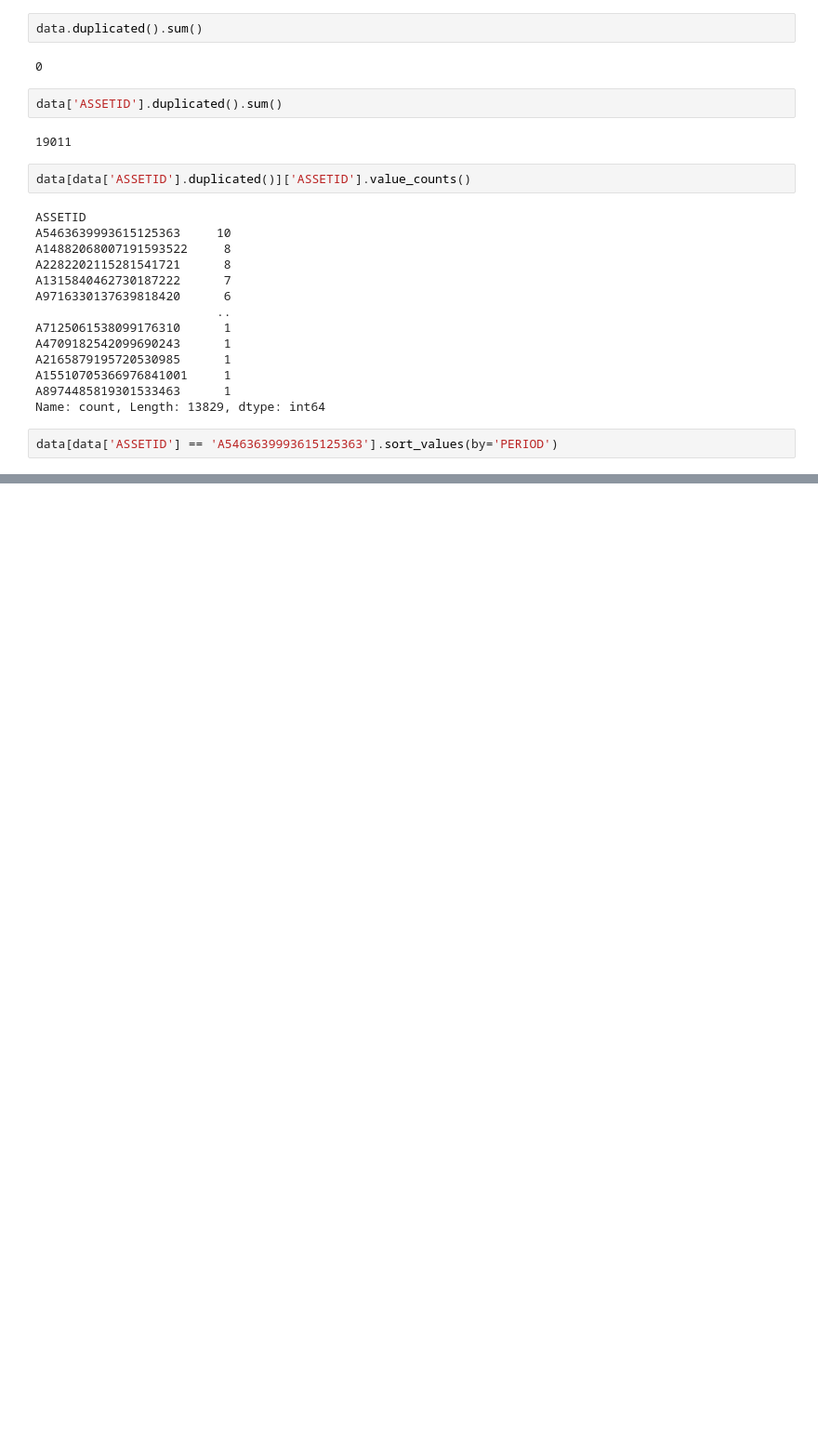
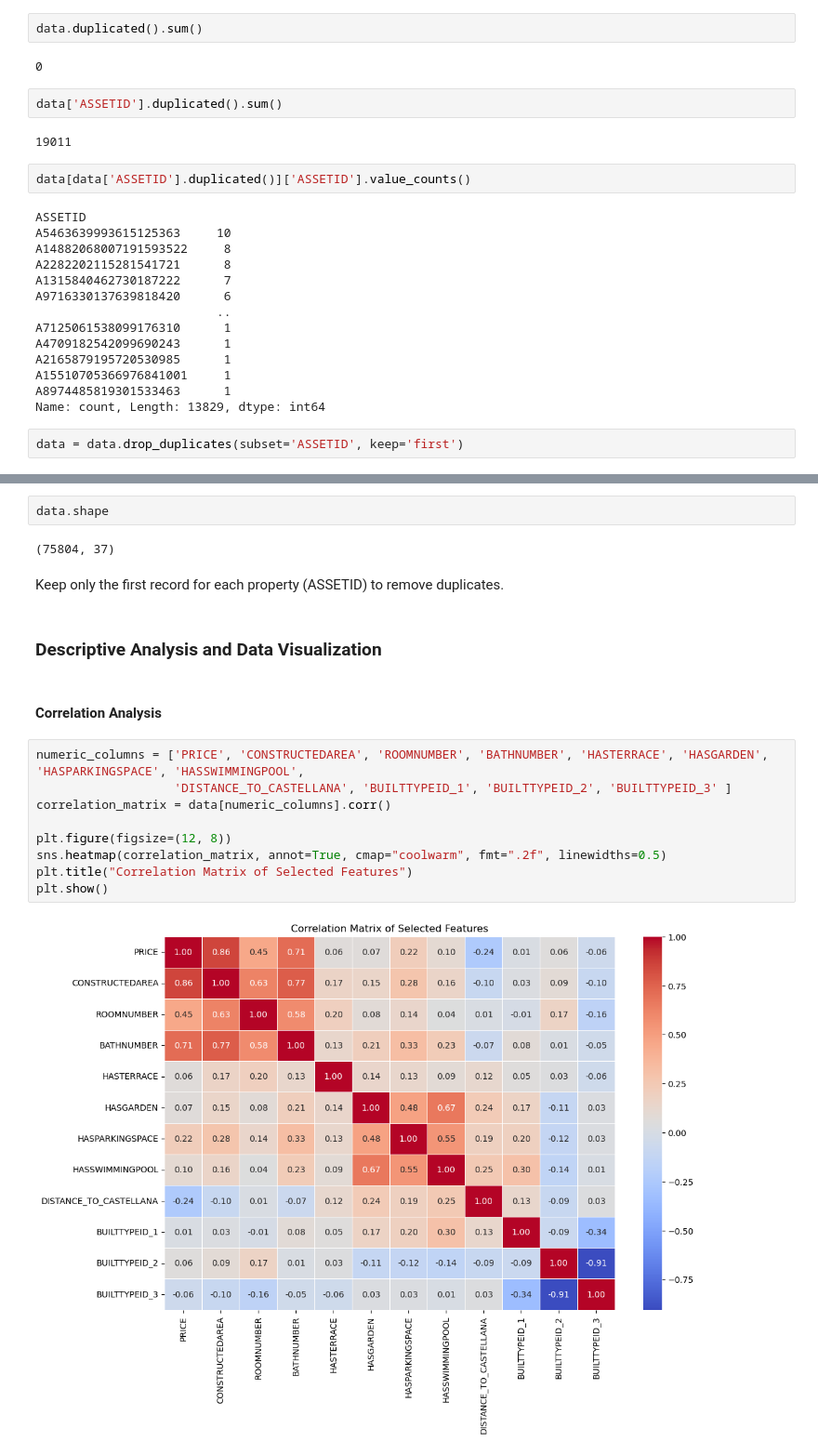
Before and after one commit to Marinaparragonz/Rental-Price-Recommendation-System-in-Madrid-using-Machine-Learning, a Jupyter notebook: EDA.ipynb, the cells around one changed output, grey strips where cells are left out. Shown at 93% size. Drawn from its saved outputs; the diff is of its cells as text; blank space fills up the shorter version.

```diff
--- a/EDA.ipynb
+++ b/EDA.ipynb
@@ -277,4 +277,4 @@ A15510705366976841001     1
 A8974485819301533463      1
 Name: count, Length: 13829, dtype: int64
 # %%
-data[data['ASSETID'] == 'A5463639993615125363'].sort_values(by='PERIOD')
+data = data.drop_duplicates(subset='ASSETID', keep='first')
@@ -294,0 +281,21 @@ data[data['ASSETID'] == 'A5463639993615125363'].sort_values(by='PERIOD')
+# %%
+data.shape
+# %% [output]
+(75804, 37)
+# %% [markdown]
+Keep only the first record for each property (ASSETID) to remove duplicates.
+# %% [markdown]
+### Descriptive Analysis and Data Visualization
+# %% [markdown]
+#### Correlation Analysis
+# %%
+numeric_columns = ['PRICE', 'CONSTRUCTEDAREA', 'ROOMNUMBER', 'BATHNUMBER', 'HASTERRACE', 'HASGARDEN', 'HASPARKINGSPACE', 'HASSWIMMINGPOOL',
+                   'DISTANCE_TO_CASTELLANA', 'BUILTTYPEID_1', 'BUILTTYPEID_2', 'BUILTTYPEID_3' ]
+correlation_matrix = data[numeric_columns].corr()
+
+plt.figure(figsize=(12, 8))
+sns.heatmap(correlation_matrix, annot=True, cmap="coolwarm", fmt=".2f", linewidths=0.5)
+plt.title("Correlation Matrix of Selected Features")
+plt.show()
+# %% [output]
+[figure, added]
```
Also changed, not shown: parts of 43 cells of this notebook.
